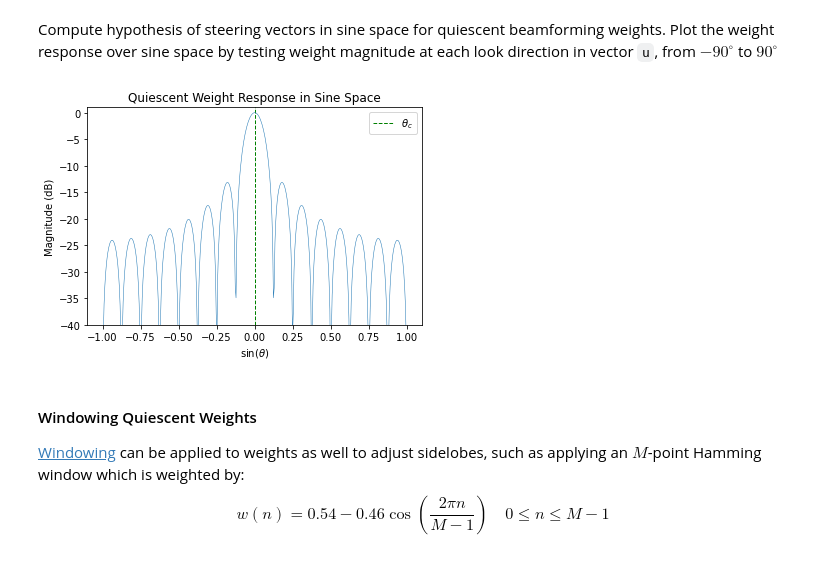
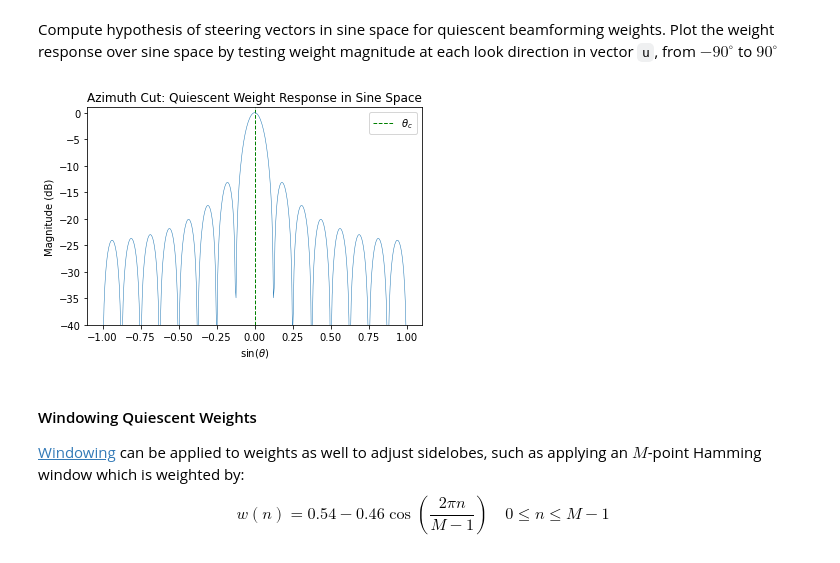
Before and after one commit to JohnnyGOX17/jhu-masters-thesis, a Jupyter notebook: src/notebooks/ML_ABF_beamformer_ULA.ipynb, the cells around one changed output. Cells and saved outputs as stored; diff of their text form; code cells hidden in the pictures.

```diff
--- a/src/notebooks/ML_ABF_beamformer_ULA.ipynb
+++ b/src/notebooks/ML_ABF_beamformer_ULA.ipynb
@@ -70,16 +70,16 @@ wq = wq / mag.sum(axis=0) # sum over columns (each channel, per hypothesis)
 # %%
 yq = np.inner(wq.conj().T, s)
 fig, ax = plt.subplots()
 ax.plot(u, 20*np.log10(np.abs(yq)), linewidth=0.5)
 ax.set(xlabel=r'$\sin(\theta)$',
        ylabel='Magnitude (dB)',
-       title='Quiescent Weight Response in Sine Space')
+       title='Azimuth Cut: Quiescent Weight Response in Sine Space')
 ax.set_ylim([-40, 1]) # set sensible magnitude limits since edges near 0 gain
-ax.vlines(np.sin(np.deg2rad(theta)), -40, 1, colors='green', linestyles='dashed', label=r'$\theta_{c}$', linewidth=1)
+ax.vlines(np.sin(np.deg2rad(theta))*spacing/wavelength, -40, 1, colors='green', linestyles='dashed', label=r'$\theta_{c}$', linewidth=1)
 ax.legend()
 plt.show()
 # %% [output]
-[figure, old version]
+[figure, new version]
 # %% [markdown]
 #### Windowing Quiescent Weights
 
```
Also changed, not shown: parts of 5 cells of this notebook.
